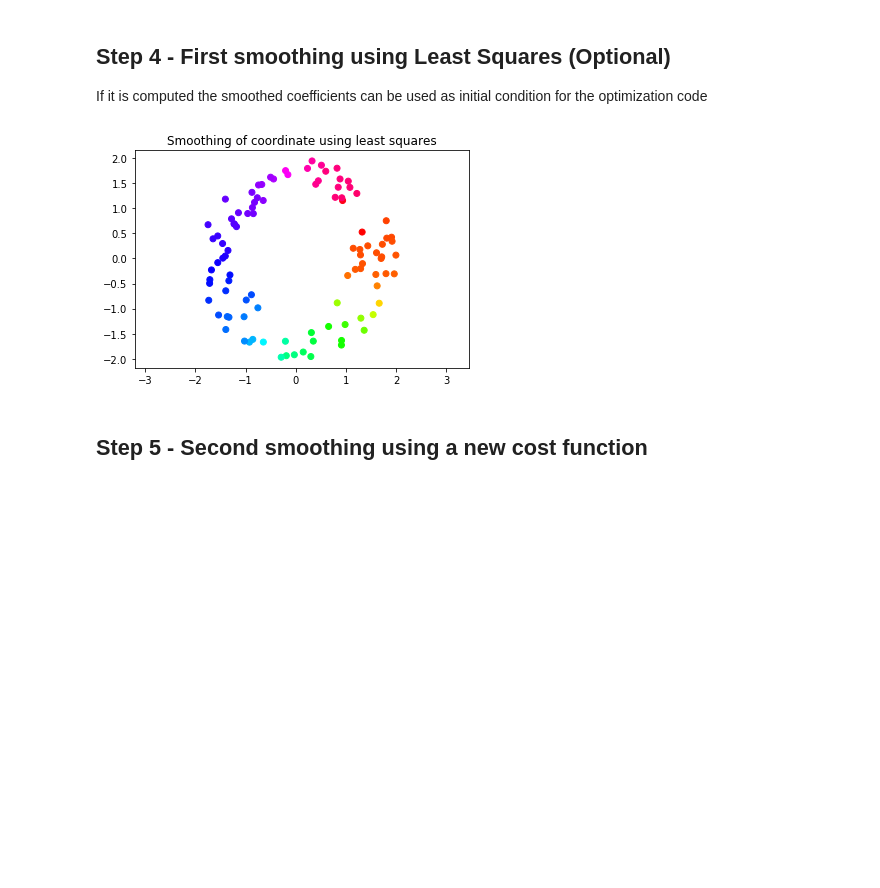
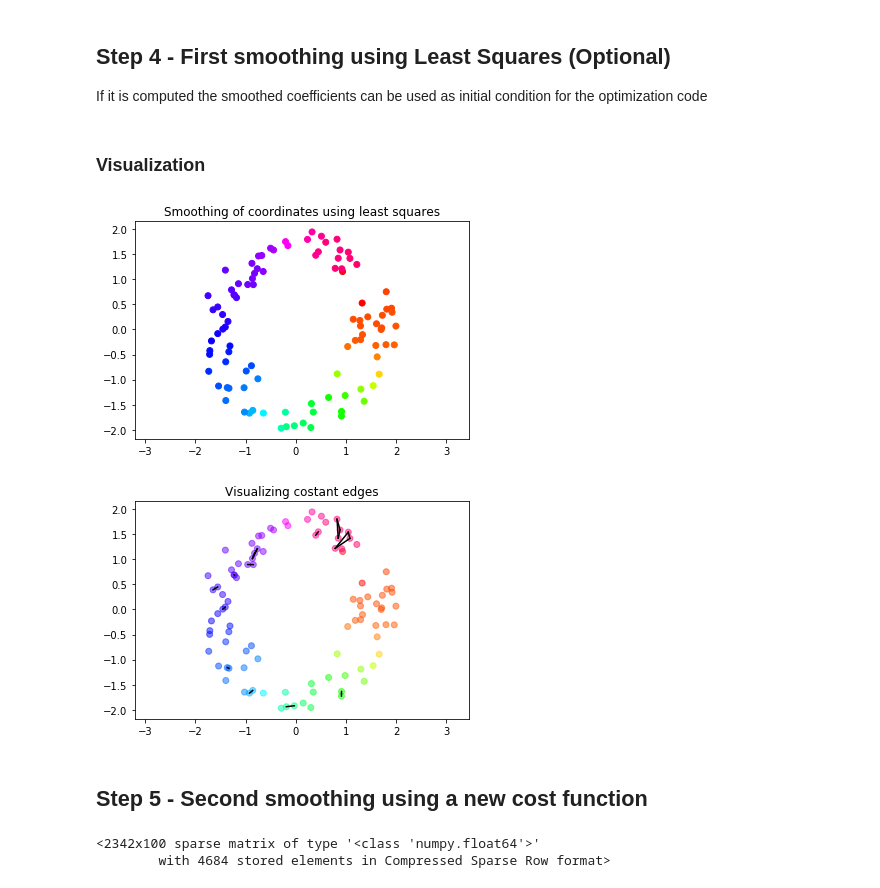
Before and after one commit to michiexile/icerm-tda-2019-08, a Jupyter notebook: Cleaning_up_namenotfinal.ipynb, the cells around one changed output. Saved outputs shown, nothing was run; the diff lists cells and outputs as text; code cells hidden in the pictures; blank space fills up the shorter version.

```diff
--- a/Cleaning_up_namenotfinal.ipynb
+++ b/Cleaning_up_namenotfinal.ipynb
@@ -47,12 +47,33 @@ If it is computed the smoothed coefficients can be used as initial condition for
 # %%
 vr_8 = dionysus.Filtration([s for s in vr if s.data <= max([bar.birth for bar in bars])])
 coords = [dionysus.smooth(vr_8, cocycle, prime) for cocycle in cocycles]
-# %%
-scatter(*annulus.T, c=coords[0], cmap="hsv")
-plt.axis('equal')
-plt.title('Smoothing of coordinates using least squares')
-plt.show()
-# %% [output]
-[figure, removed]
+# %% [markdown]
+### Visualization
+# %%
+scatter(*annulus.T, c=coords[0], cmap="hsv")
+plt.axis('equal')
+plt.title('Smoothing of coordinates using least squares')
+plt.show()
+
+toll = 1e-5
+for p,val in zip(bars,coords):
+    edges_costant = []
+    thr = p.birth # i want to check all edges that were there when the cycle was created
+    for s in vr:
+        if s.dimension() != 1:
+            continue
+        elif s.data > thr:
+            break
+        if abs(val[s[0]]-val[s[1]]) <= toll:
+            edges_costant.append([annulus[s[0],:],annulus[s[1],:]])
+    edges_costant = np.array(edges_costant)
+    scatter(*annulus.T, c=val, cmap="hsv", alpha=.5)
+    plot(*edges_costant.T, c='k')
+    plt.axis('equal')
+    plt.title('Visualizing constant edges')
+    plt.show()
+# %% [output]
+[figure, added]
+[figure, added]
 # %% [markdown]
 ## Step 5 - Second smoothing using a new cost function
@@ -58,0 +109,6 @@ plt.show()
+# %%
+n, m = bdry.shape # edges X nodes
+bdry
+# %% [output]
+<2342x100 sparse matrix of type '<class 'numpy.float64'>'
+        with 4684 stored elements in Compressed Sparse Row format>
```
Also changed, not shown: parts of 5 cells of this notebook.
